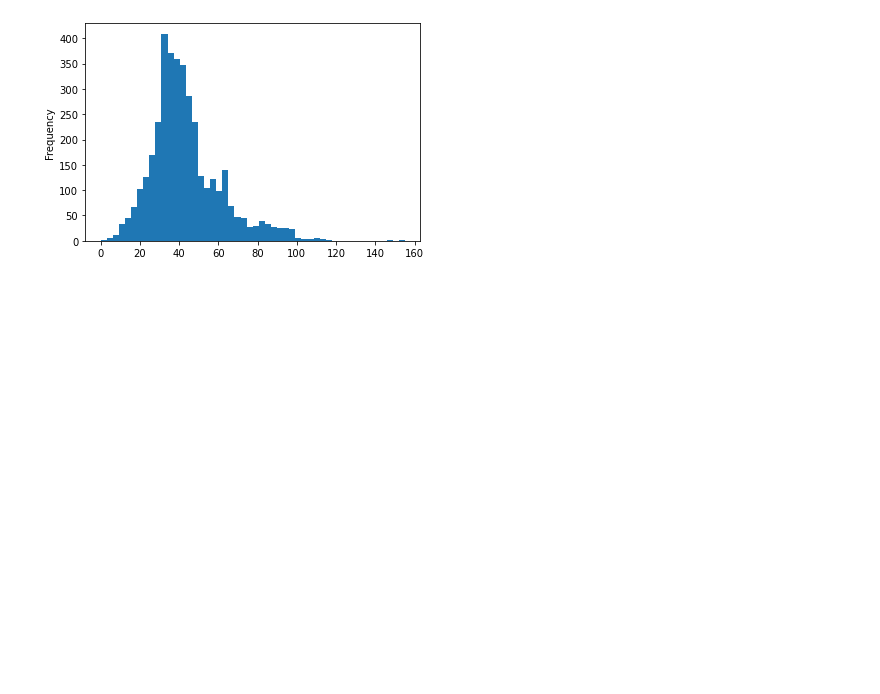
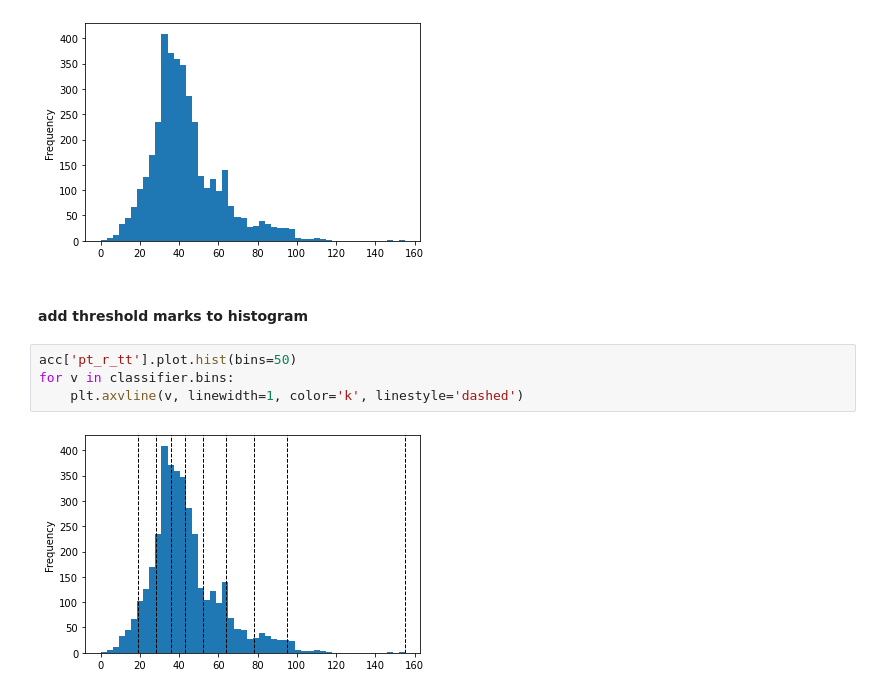
Before and after one commit to Joe-Degs/AutoGIS, a Jupyter notebook: lesson4/data_reclassification.ipynb, the cells around one changed output. Cells and saved outputs as stored; diff of their text form; blank space fills up the shorter version.

```diff
--- a/lesson4/data_reclassification.ipynb
+++ b/lesson4/data_reclassification.ipynb
@@ -119,3 +119,11 @@ acc['pt_r_tt'].plot.hist(bins=50)
 # %% [output]
 <AxesSubplot:ylabel='Frequency'>
 [figure]
+# %% [markdown]
+#### add threshold marks to histogram
+# %%
+acc['pt_r_tt'].plot.hist(bins=50)
+for v in classifier.bins:
+    plt.axvline(v, linewidth=1, color='k', linestyle='dashed')
+# %% [output]
+[figure, added]
```
Also changed, not shown: parts of 12 cells of this notebook, 20 other files.
